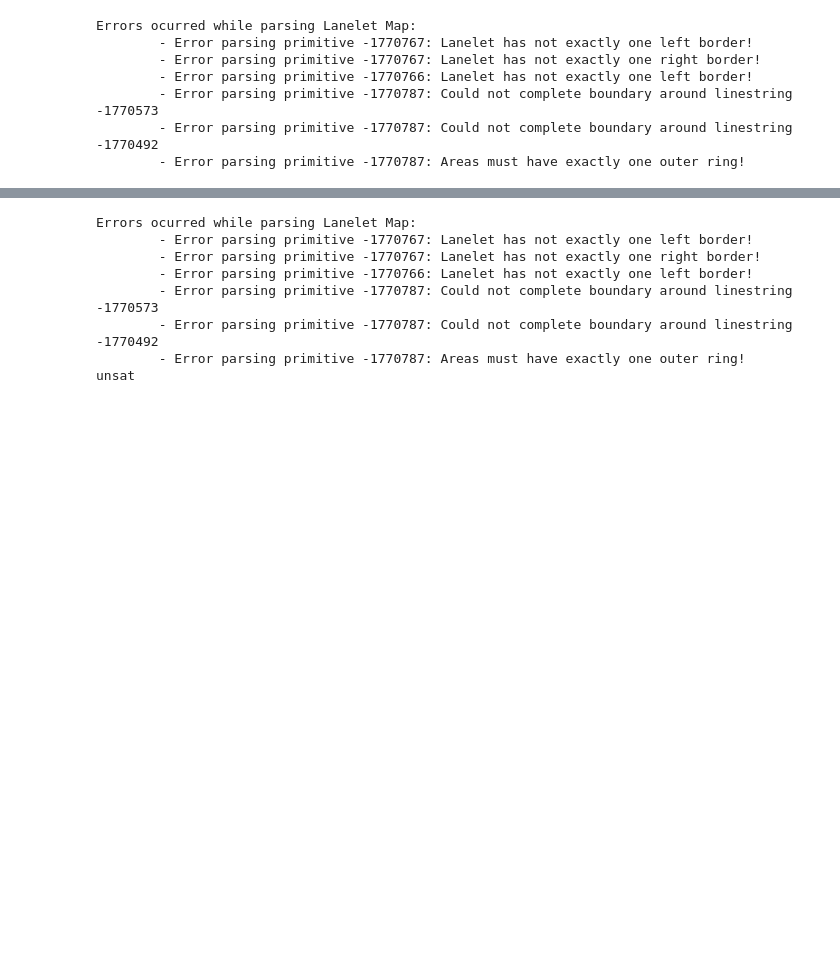
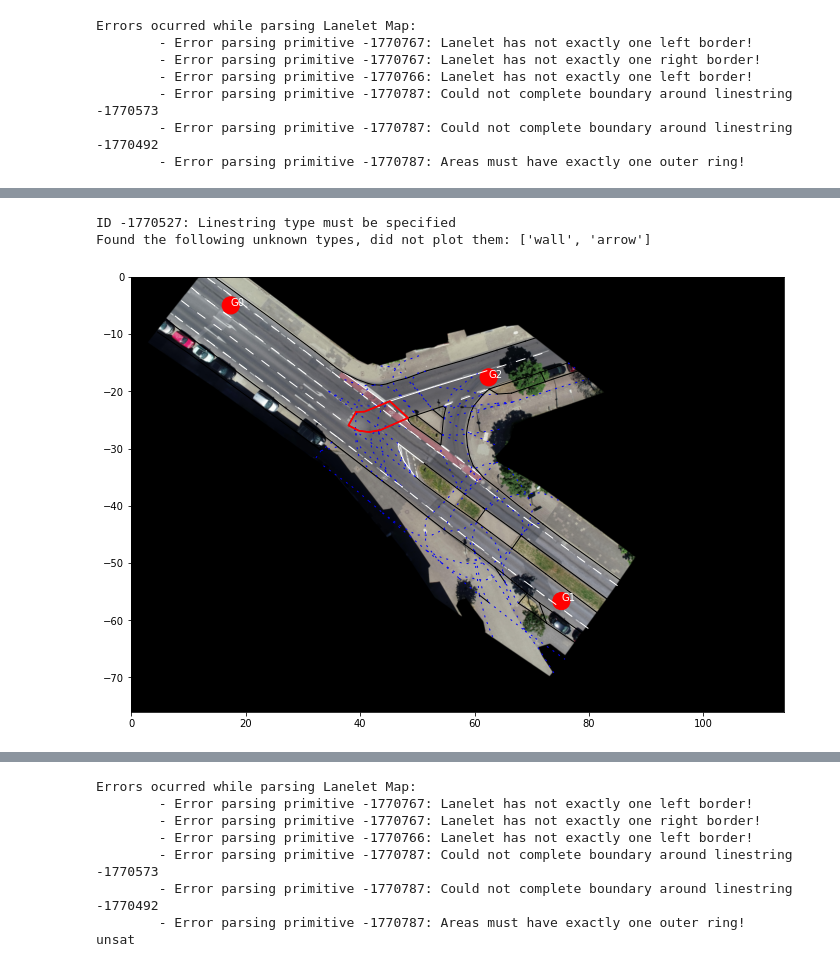
Before and after one commit to cbrewitt/av-goal-recognition, a Jupyter notebook: notebooks/verification.ipynb, the cells around one changed output, grey strips where cells are left out. Drawn from its saved outputs; the diff is of its cells as text; code cells hidden in the pictures; blank space fills up the shorter version.

```diff
--- a/notebooks/verification.ipynb
+++ b/notebooks/verification.ipynb
@@ -118,3 +154,11 @@ Errors ocurred while parsing Lanelet Map:
+# %%
+plt.figure(figsize=(12,8))
+scenario.plot()
+LaneletHelpers.plot(goal_routes[2].shortestPath()[0])
+# %% [output]
+ID -1770527: Linestring type must be specified
+Found the following unknown types, did not plot them: ['wall', 'arrow']
+[figure, added]
 # %%
 dataset.loc[(dataset.in_correct_lane)
             & (dataset.angle_in_lane > 0.08)
```
Also changed, not shown: parts of 12 cells of this notebook, 6 other files.
